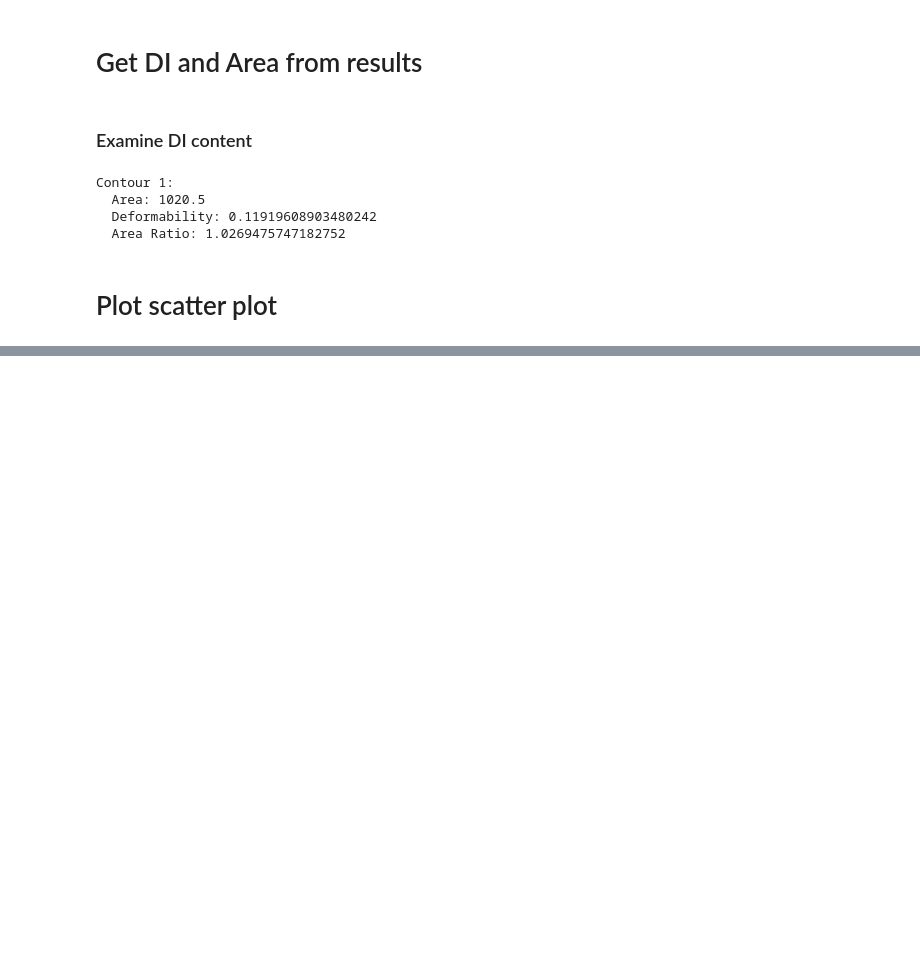
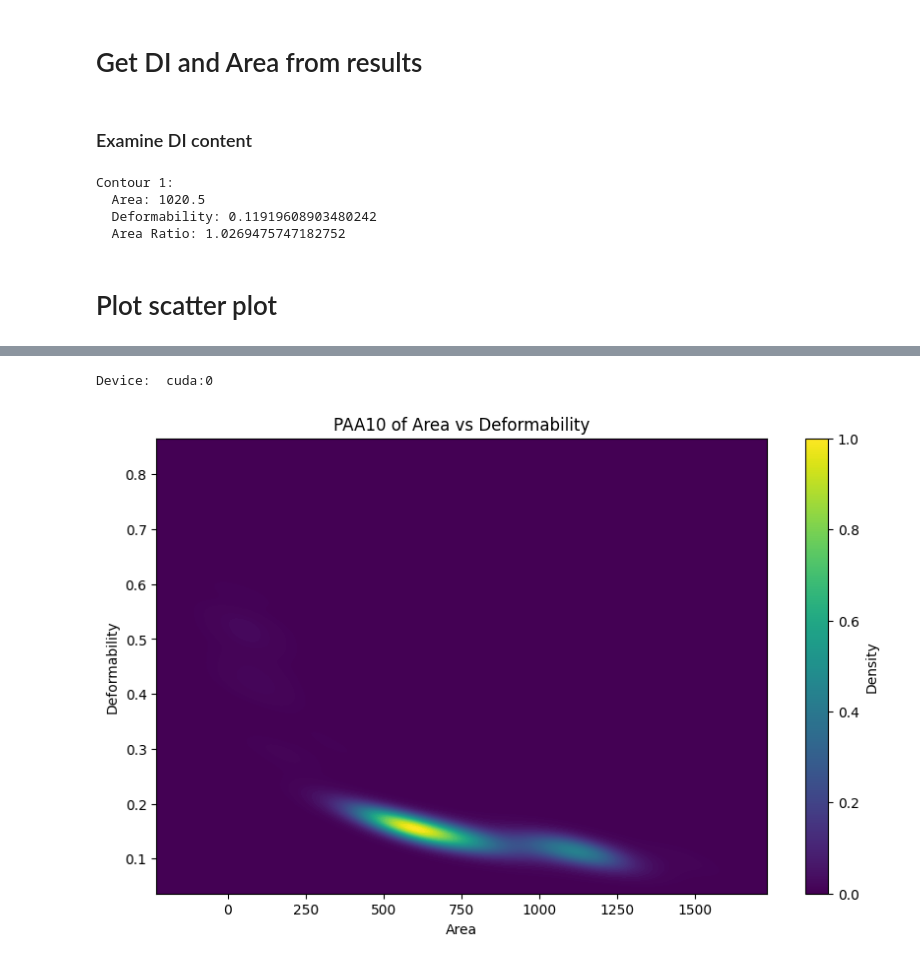
Before and after one commit to gavinlouuu-kpt/unet-kedro, a Jupyter notebook: notebooks/tutorial_tune_sam_0.0.2.ipynb, the cells around one changed output, grey strips where cells are left out. Drawn from its saved outputs; the diff is of its cells as text; code cells hidden in the pictures; blank space fills up the shorter version.

```diff
--- a/notebooks/tutorial_tune_sam_0.0.2.ipynb
+++ b/notebooks/tutorial_tune_sam_0.0.2.ipynb
@@ -937,0 +999,19 @@ Contour 1:
+# %%
+paa_10_dict = {
+    "images": paa10_image,
+    "box_prompt": paa10_roi,
+}
+
+dataset = PrepareSAMDataset(paa_10_dict['images'], paa_10_dict['box_prompt'], processor)
+dataloader = DataLoader(dataset, batch_size=1)
+
+# Perform inference
+inference = SamInference('sam_bead', 'sam_bead_processor')
+paa10_pair = inference.perform_inference(dataloader)
+paa10_pair = process_masks(pred_pair)
+# %% [output]
+Device:  cuda:0
+# %%
+plotDI(paa10_pair, "PAA10")
+# %% [output]
+[figure, added]
```
Also changed, not shown: parts of 25 cells of this notebook, 34 other files.
